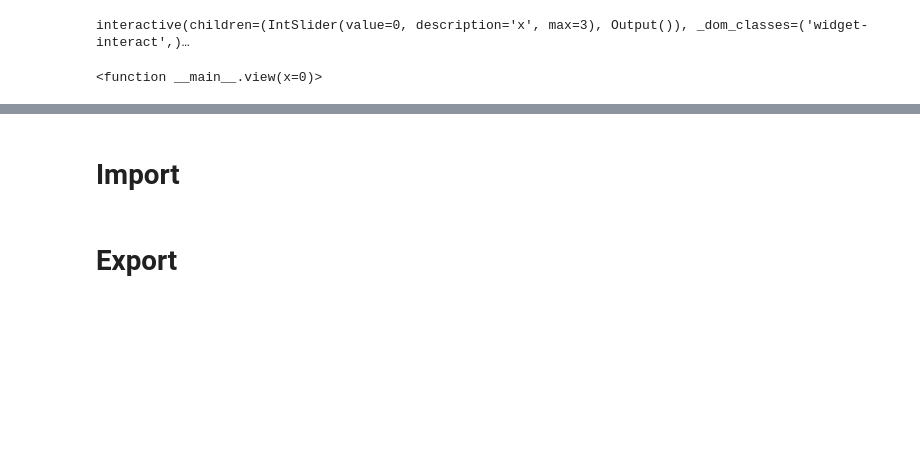
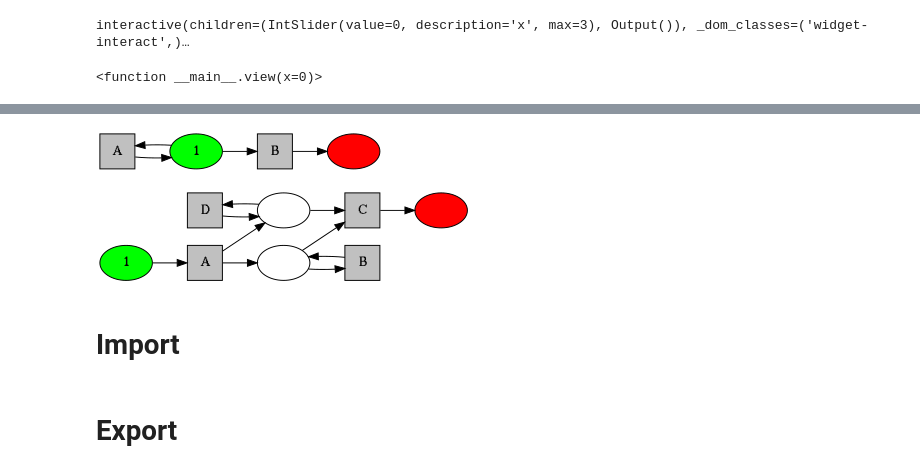
Before and after one commit to joLahann/fastpm, a Jupyter notebook: nbs/05_fastpm_petrinet.ipynb, the cells around one changed output, grey strips where cells are left out. Drawn from its saved outputs; the diff is of its cells as text; code cells hidden in the pictures; blank space fills up the shorter version.

```diff
--- a/nbs/05_fastpm_petrinet.ipynb
+++ b/nbs/05_fastpm_petrinet.ipynb
@@ -142,3 +77,16 @@ def next_marking(a,b):
 b
 # %% [output]
 array([1, 0, 0, 0, 0, 0])
+# %%
+class PetriNet:
+    def __init__(self,P,T,I,O,m0):
+        self.P,self.T,self.I,self.O,self.m0=np.array(P),np.array(T),np.array(I),np.array(O),np.array(m0)
+        self.Ic=O-I
+        self.reset()
+
+    def transition(self,event):
+        t=self.T==event
+        self.m=np.matmul(t, self.Ic)+self.m
+
+    def reset(self):
+        self.m=self.m0
@@ -239,3 +383,11 @@ ValueError: cannot find widget or abbreviation for argument: 'a'
+# %%
+PetriNet.from_simple_grammar(['A->A,B','B->']).view()
+# %% [output]
+[figure, added]
+# %%
+PetriNet.from_simple_grammar(['->A','A,B->B,C','A,D->D,C','C->']).view()
+# %% [output]
+[figure, added]
 # %% [markdown]
 # Import
 # %% [markdown]
```
Also changed, not shown: parts of 45 cells of this notebook, 6 other files.
